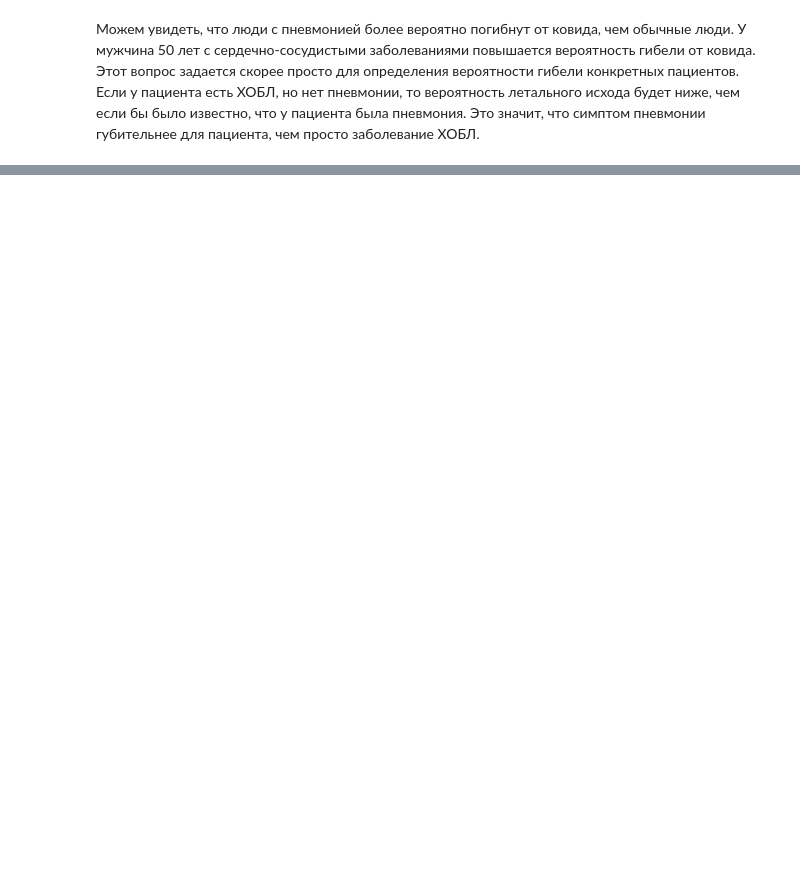
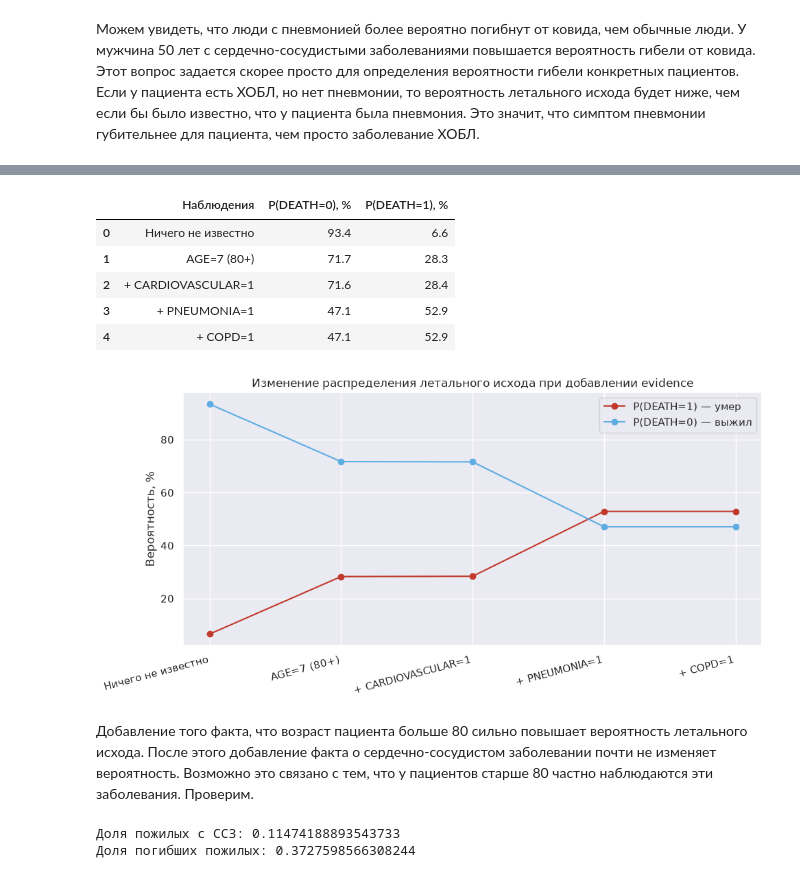
Before and after one commit to Megakret/ml_course_mai, a Jupyter notebook: bayesian/lab4.ipynb, the cells around one changed output, grey strips where cells are left out. Saved outputs shown, nothing was run; the diff lists cells and outputs as text; code cells hidden in the pictures; blank space fills up the shorter version.

```diff
--- a/bayesian/lab4.ipynb
+++ b/bayesian/lab4.ipynb
@@ -447,0 +454,66 @@ comparison
+# %%
+from pgmpy.inference import VariableElimination
+from IPython.display import display
+
+infer = VariableElimination(model)
+
+def death_distribution(evidence=None):
+    """Распределение P(DEATH | evidence)."""
+    return infer.query(
+        variables=["DEATH"],
+        evidence={} if evidence is None else dict(evidence),
+        show_progress=False,
+    )
+
+steps = [
+    ("Ничего не известно", None),
+    ("AGE=7 (80+)", {"AGE": 7}),
+    ("+ CARDIOVASCULAR=1", {"AGE": 7, "CARDIOVASCULAR": 1}),
+    ("+ PNEUMONIA=1", {"AGE": 7, "CARDIOVASCULAR": 1, "PNEUMONIA": 1}),
+    ("+ COPD=1", {"AGE": 7, "CARDIOVASCULAR": 1, "PNEUMONIA": 1, "COPD": 1}),
+]
+
+rows = []
+for name, evidence in steps:
+    dist = death_distribution(evidence)
+    rows.append({
+        "Наблюдения": name,
+        "P(DEATH=0), %": float(dist.get_value(DEATH=0)) * 100,
+        "P(DEATH=1), %": float(dist.get_value(DEATH=1)) * 100,
+    })
+
+evidence_table = pd.DataFrame(rows)
+evidence_table[["P(DEATH=0), %", "P(DEATH=1), %"]] = \
+    evidence_table[["P(DEATH=0), %", "P(DEATH=1), %"]].round(1)
+display(evidence_table)
+
+fig, ax = plt.subplots(figsize=(10, 5))
+x = range(len(evidence_table))
+ax.plot(x, evidence_table["P(DEATH=1), %"], marker="o", color="#C0392B", label="P(DEATH=1) — умер")
+ax.plot(x, evidence_table["P(DEATH=0), %"], marker="o", color="#5DADE2", label="P(DEATH=0) — выжил")
+ax.set_xticks(list(x))
+ax.set_xticklabels(evidence_table["Наблюдения"], rotation=15, ha="right")
+ax.set_ylabel("Вероятность, %")
+ax.set_title("Изменение распределения летального исхода при добавлении evidence")
+ax.legend()
+fig.tight_layout()
+plt.show()
+# %% [output]
+|  | Наблюдения | P(DEATH=0), % | P(DEATH=1), % |
+| 0 | Ничего не известно | 93.4 | 6.6 |
+| 1 | AGE=7 (80+) | 71.7 | 28.3 |
+| 2 | + CARDIOVASCULAR=1 | 71.6 | 28.4 |
+| 3 | + PNEUMONIA=1 | 47.1 | 52.9 |
+| 4 | + COPD=1 | 47.1 | 52.9 |
+[figure, added]
+# %% [markdown]
+Добавление того факта, что возраст пациента больше 80 сильно повышает вероятность летального исхода. После этого добавление факта о сердечно-сосудистом заболевании почти не изменяет вероятность. Возможно это связано с тем, что у пациентов старше 80 частно наблюдаются эти заболевания. Проверим.
+# %%
+elder = preparedData[preparedData['AGE'] == 7]
+print(f"Доля пожилых с ССЗ: {len(elder[elder['CARDIOVASCULAR'] == 1])/len(elder)}")
+elderDead = elder[elder['DEATH'] == 1]
+print(f"Доля погибших пожилых: {len(elderDead) / len(elder)}")
+print(f"Доля погибших пожилых с ССЗ: {len(elderDead[elderDead['CARDIOVASCULAR'] == 1]) / len(elder)}")
+# %% [output]
+Доля пожилых с ССЗ: 0.11474188893543733
+Доля погибших пожилых: 0.3727598566308244
```
Also changed, not shown: parts of 10 cells of this notebook, 1 other file.
